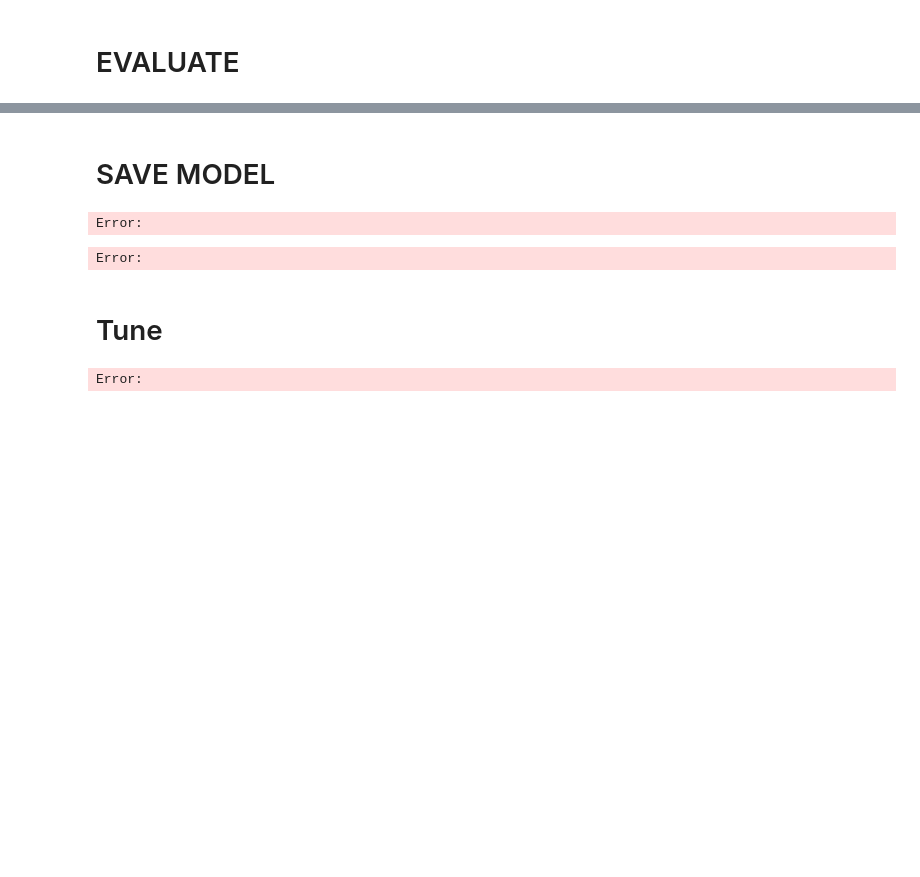
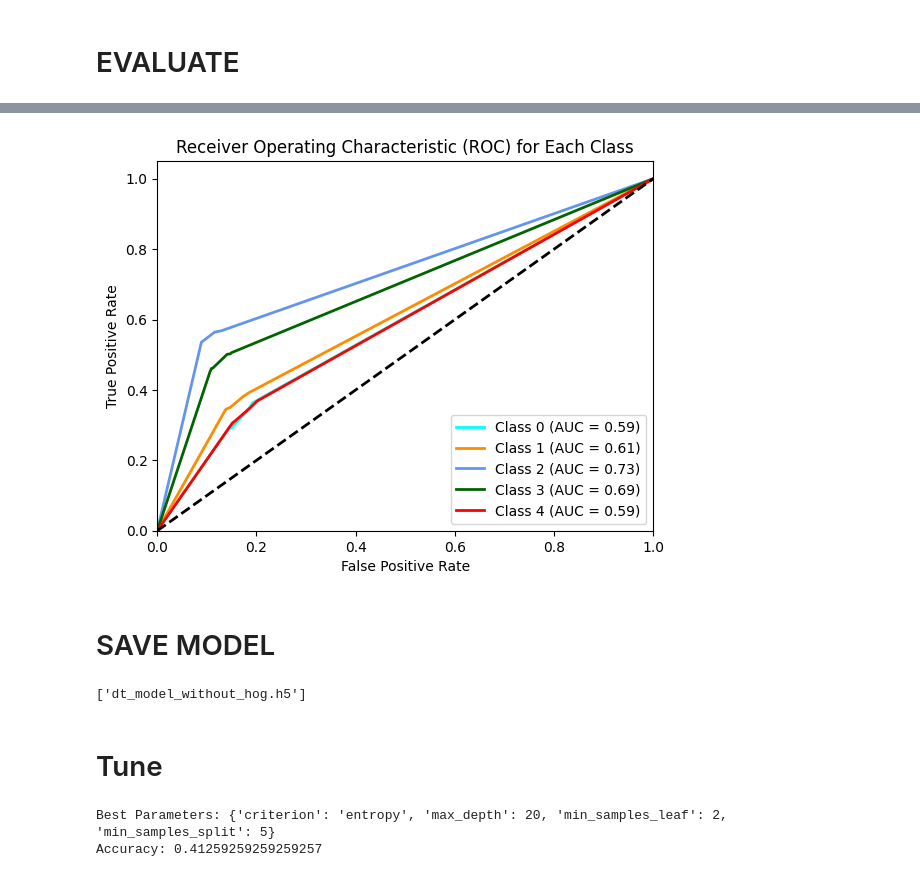
Before and after one commit to sloweyyy/Facial-Emotion-Recognition-through-Portrait-Images, a Jupyter notebook: Train_DecisionTree.ipynb, the cells around one changed output, grey strips where cells are left out. Drawn from its saved outputs; the diff is of its cells as text; code cells hidden in the pictures; blank space fills up the shorter version.

Commit message:
update model

```diff
--- a/Train_DecisionTree.ipynb
+++ b/Train_DecisionTree.ipynb
@@ -72,7 +80,7 @@ from sklearn.tree import DecisionTreeClassifier
 from sklearn.metrics import accuracy_score
 
 # Huấn luyện mô hình DecisionTree với các tham số cụ thể
-DecisionTree_model = DecisionTreeClassifier(criterion='gini', splitter='best', max_depth=5, min_samples_split=2, min_samples_leaf=1, min_weight_fraction_leaf=0.0, max_features=None, random_state=42, max_leaf_nodes=None, min_impurity_decrease=0.0, class_weight=None, ccp_alpha=0.0)
+DecisionTree_model = DecisionTreeClassifier(criterion='entropy', splitter='best', max_depth=20, min_samples_split=5, min_samples_leaf=2, min_weight_fraction_leaf=0.0, max_features=None, random_state=42, max_leaf_nodes=None, min_impurity_decrease=0.0, class_weight=None, ccp_alpha=0.0)
 
 DecisionTree_model.fit(X_train_scaled, y_train)
 
@@ -125,3 +147,50 @@ IndexError: index 1 is out of bounds for axis 0 with size 1
+# %%
+# Import necessary libraries
+from sklearn.preprocessing import label_binarize
+from sklearn.metrics import roc_curve, auc
+from sklearn.multiclass import OneVsRestClassifier
+from itertools import cycle
+import matplotlib.pyplot as plt
+
+# Binarize the output labels
+y_test_bin = label_binarize(y_test, classes=[0, 1, 2, 3, 4])
+n_classes = y_test_bin.shape[1]
+
+# Predict probabilities
+y_score = DecisionTree_model.predict_proba(X_test_scaled)
+
+# Compute ROC curve and ROC area for each class
+fpr = dict()
+tpr = dict()
+roc_auc = dict()
+
+for i in range(n_classes):
+    fpr[i], tpr[i], _ = roc_curve(y_test_bin[:, i], y_score[:, i])
+    roc_auc[i] = auc(fpr[i], tpr[i])
+
+# Compute micro-average ROC curve and ROC area
+fpr["micro"], tpr["micro"], _ = roc_curve(y_test_bin.ravel(), y_score.ravel())
+roc_auc["micro"] = auc(fpr["micro"], tpr["micro"])
+
+# Plot all ROC curves
+plt.figure()
+lw = 2
+colors = cycle(['aqua', 'darkorange', 'cornflowerblue', 'darkgreen', 'red'])
+
+for i, color in zip(range(n_classes), colors):
+    plt.plot(fpr[i], tpr[i], color=color, lw=lw,
+             label=f'Class {i} (AUC = {roc_auc[i]:.2f})')
+
+plt.plot([0, 1], [0, 1], 'k--', lw=lw)
+plt.xlim([0.0, 1.0])
+plt.ylim([0.0, 1.05])
+plt.xlabel('False Positive Rate')
+plt.ylabel('True Positive Rate')
+plt.title('Receiver Operating Characteristic (ROC) for Each Class')
+plt.legend(loc="lower right")
+plt.show()
+# %% [output]
+[figure, added]
 # %% [markdown]
 # SAVE MODEL
 # %%
@@ -129,13 +198,11 @@ import pickle
 
 with open('dt_model_without_hog.pkl', 'wb') as f:
     pickle.dump(DecisionTree_model, f)
-# %% [output]
-Error:
 # %%
 from joblib import dump
 dump(DecisionTree_model, 'dt_model_without_hog.h5')
 # %% [output]
-Error:
+['dt_model_without_hog.h5']
 # %% [markdown]
 # Tune
 # %%
@@ -166,4 +233,5 @@ y_pred = grid_search.predict(X_test_scaled)
 accuracy = accuracy_score(y_test, y_pred)
 print(f"Accuracy: {accuracy}")
 # %% [output]
-Error:
+Best Parameters: {'criterion': 'entropy', 'max_depth': 20, 'min_samples_leaf': 2, 'min_samples_split': 5}
+Accuracy: 0.41259259259259257
```
Also changed, not shown: parts of 6 cells of this notebook, 6 other files.
